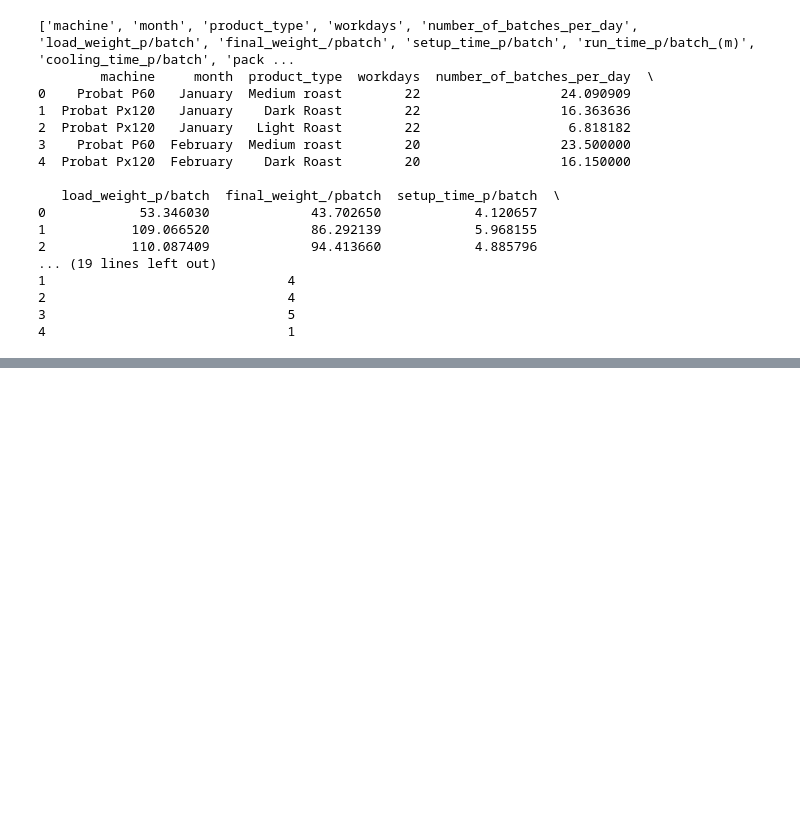
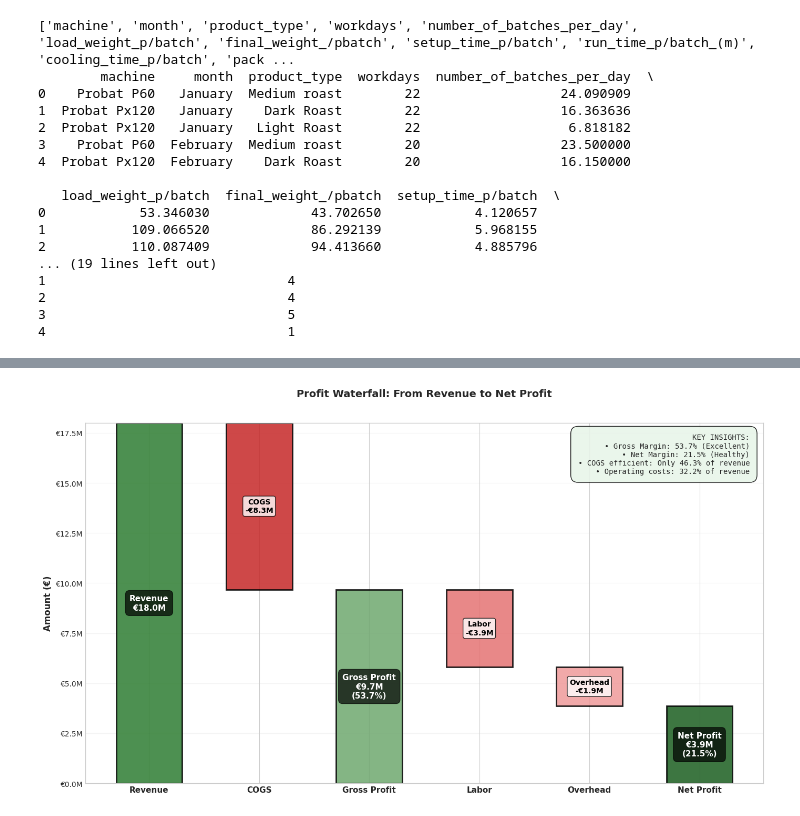
Before and after one commit to SameliaJ/storytelling-with-data, a Jupyter notebook: Bean_there_done that.ipynb, the cells around one changed output, grey strips where cells are left out. Cells and saved outputs as stored; diff of their text form; code cells hidden in the pictures; blank space fills up the shorter version.

```diff
--- a/Bean_there_done that.ipynb
+++ b/Bean_there_done that.ipynb
@@ -645,0 +927,87 @@ plt.show()
+# %%
+import pandas as pd
+import matplotlib.pyplot as plt
+import numpy as np
+
+# ============================================================================
+# PROFIT WATERFALL CHART
+# ============================================================================
+
+# Financial data
+revenue = 18_003_347
+cogs = 8_331_132  # Raw material cost
+gross_profit = revenue - cogs
+
+# Estimated operating expenses
+labor_cost = gross_profit * 0.40  # 40% for labor
+overhead_cost = gross_profit * 0.20  # 20% for overhead
+total_operating = labor_cost + overhead_cost
+
+net_profit = gross_profit - total_operating
+
+# Create waterfall chart
+fig, ax = plt.subplots(figsize=(14, 8))
+
+# Categories
+categories = ['Revenue', 'COGS', 'Gross Profit', 'Labor', 'Overhead', 'Net Profit']
+colors_waterfall = ['#2E7D32', '#C62828', '#6FA86F', '#E57373', '#EF9A9A', '#1B5E20']
+
+# Calculate positions
+bar_starts = [0, revenue, 0, gross_profit, gross_profit-labor_cost, 0]
+bar_heights = [revenue, -cogs, gross_profit, -labor_cost, -overhead_cost, net_profit]
+
+# Plot
+x_positions = np.arange(len(categories))
+bars = ax.bar(x_positions, bar_heights, bottom=bar_starts, color=colors_waterfall,
+              edgecolor='black', linewidth=2, alpha=0.85, width=0.6)
+
+# Labels
+labels_data = [
+    (revenue, 'Revenue\n€18.0M'),
+    (-cogs, 'COGS\n-€8.3M'),
+    (gross_profit, 'Gross Profit\n€9.7M\n(53.7%)'),
+    (-labor_cost, 'Labor\n-€3.9M'),
+    (-overhead_cost, 'Overhead\n-€1.9M'),
+    (net_profit, 'Net Profit\n€3.9M\n(21.5%)')
+]
+
+for i, (height, label) in enumerate(labels_data):
+    if i in [0, 2, 5]:  # Total bars
+        y_pos = bar_heights[i] / 2 + bar_starts[i]
+        ax.text(i, y_pos, label, ha='center', va='center',
+               fontweight='bold', fontsize=11, color='white',
+               bbox=dict(boxstyle='round', facecolor='black', alpha=0.7, pad=0.5))
+    else:  # Cost bars
+        y_pos = bar_starts[i] + bar_heights[i] / 2
+        ax.text(i, y_pos, label, ha='center', va='center',
+               fontweight='bold', fontsize=10, color='black',
+               bbox=dict(boxstyle='round', facecolor='white', alpha=0.8, pad=0.3))
+
+# Formatting
+ax.set_ylabel('Amount (€)', fontweight='bold', fontsize=12)
+ax.set_title('Profit Waterfall: From Revenue to Net Profit\n',
+            fontweight='bold', fontsize=14, pad=20)
+ax.set_xticks(x_positions)
+ax.set_xticklabels(categories, fontweight='bold', fontsize=11)
+ax.grid(True, alpha=0.2, axis='y')
+ax.yaxis.set_major_formatter(plt.FuncFormatter(lambda x, p: f'€{x/1e6:.1f}M'))
+
+# Key insights
+insights = "KEY INSIGHTS:\n"
+insights += "• Gross Margin: 53.7% (Excellent)\n"
+insights += "• Net Margin: 21.5% (Healthy)\n"
+insights += "• COGS efficient: Only 46.3% of revenue\n"
+insights += "• Operating costs: 32.2% of revenue"
+
+ax.text(0.98, 0.97, insights, transform=ax.transAxes,
+        fontsize=10, verticalalignment='top', horizontalalignment='right',
+        bbox=dict(boxstyle='round', facecolor='#E8F5E9', alpha=0.9, pad=1),
+        fontfamily='monospace')
+
+plt.tight_layout()
+plt.savefig('Profit_Waterfall.png', dpi=300, bbox_inches='tight')
+plt.show()
+
+print("✓ Waterfall chart saved as: Profit_Waterfall.png")
+# %% [output]
+[figure, added]
```
Also changed, not shown: parts of 26 cells of this notebook, 4 other files.
